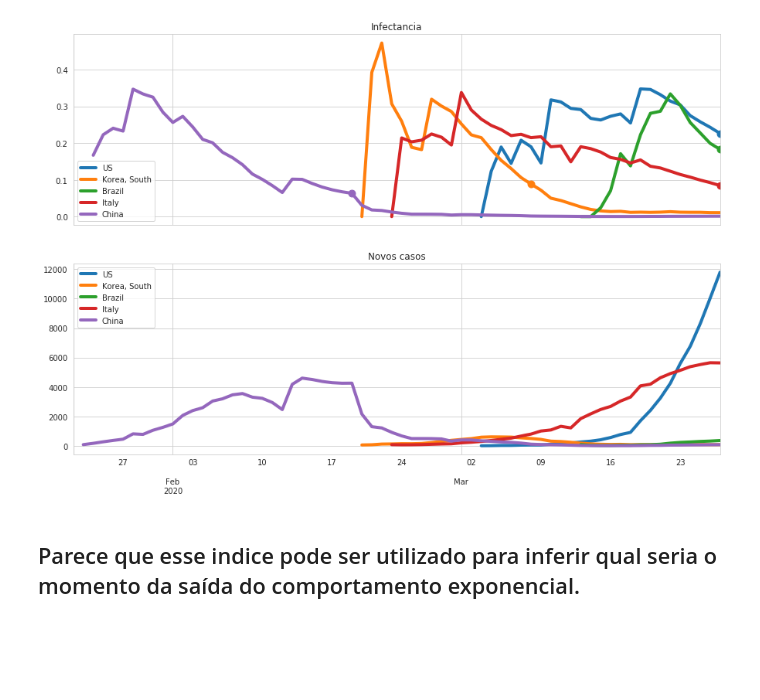
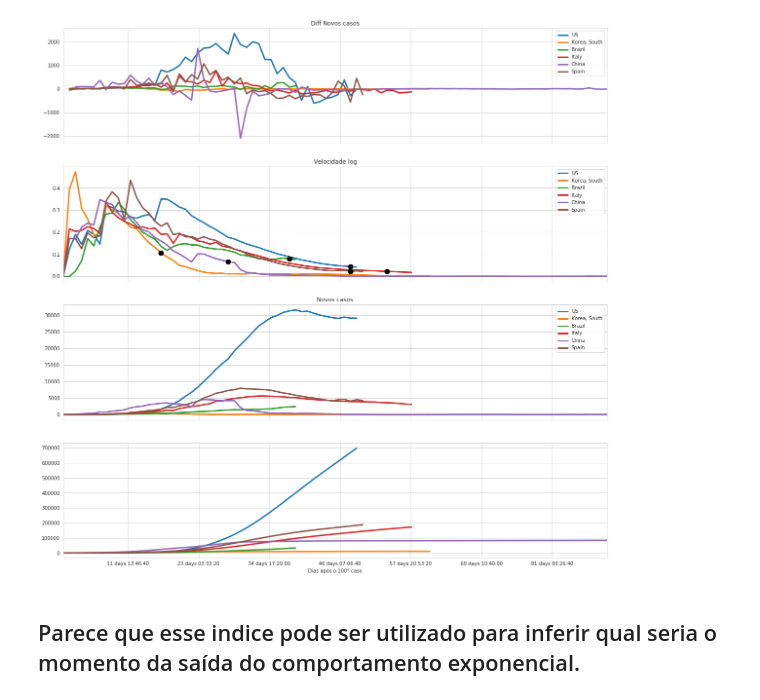
Before and after one commit to vittorfp/covid-19-analysis, a Jupyter notebook: notebooks/04-time-series-data.ipynb, the cells around one changed output. Drawn from its saved outputs; the diff is of its cells as text; code cells hidden in the pictures; blank space fills up the shorter version.

```diff
--- a/notebooks/04-time-series-data.ipynb
+++ b/notebooks/04-time-series-data.ipynb
@@ -119,9 +126,9 @@ for country in df.index.values:
         breakdown[country] = _df.query('origin_d == {}'.format(mx))
 # %%
 _, ax = plt.subplots(1, 1, figsize=(10, 10))
-countries = ['US','Korea, South', 'Brazil', 'Italy', 'China']
+countries = ['US','Korea, South', 'Brazil', 'Italy', 'China', 'Spain']
 for c in countries:
-    plot_data(c, ax=ax, lw=2, marker='o')
+    plot_data(c, ax=ax, lw=2, marker='o', markersize=4)
     ax.scatter(breakdown[c].Total.astype(float), breakdown[c].New.values.astype(float), s=200)
     plt.yscale('log')
     plt.xscale('log')
@@ -132,0 +140,4 @@ ax.legend(countries);
+# %%
+_df = infect['Brazil'].copy()
+_df.index = pd.timedelta_range(start='1 day', periods=len(_df))
+_df
@@ -133,23 +162,42 @@ ax.legend(countries);
 # %%
-fig, ax = plt.subplots(2, 1, figsize=(15, 10), sharex=True)
-countries = ['US','Korea, South', 'Brazil', 'Italy', 'China']
+%matplotlib inline
+fig, ax = plt.subplots(4, 1, figsize=(20, 20), sharex=True)
+countries = ['US','Korea, South', 'Brazil', 'Italy', 'China', 'Spain']
 for c in countries:
-    infect[c].Infect.plot(ax=ax[0],lw=4)
-    infect[c].New.plot(ax=ax[1], lw=4);
-    try:
-        val = infect[c].Infect.loc[pd.Timestamp(breakdown[c].index[0])]
-        ax[0].scatter(breakdown[c].index[0], val, s=80)
-    except KeyError:
-        pass
+    _df = infect[c].copy()
+    _df.index = pd.timedelta_range(start='1 day', periods=len(_df))
+
+    _df.New.diff().plot(ax=ax[0], lw=3)
+    _df.Infect.plot(ax=ax[1],lw=3)
+    _df.New.plot(ax=ax[2], lw=3);
+#     if c == 'Brazil':
+    _df.New.cumsum().plot(ax=ax[3], lw=3);
+
+for c in countries:
+
+    _df = infect[c].copy()
+    breakdown_day = pd.Timestamp(breakdown[c].index[0]) - infect[c].index[0]
+    _df.index = pd.timedelta_range(start='1 day', periods=len(_df))
+
+    value = _df.loc[breakdown_day]
+    pd.DataFrame({
+        'x': breakdown_day,
+        'y': value.Infect
+    }, index=[breakdown_day]).plot(x='x', y='y', ax=ax[1], marker='o', ms=10, c='k')
 
 
 ax[0].legend(countries)
 ax[1].legend(countries)
+ax[2].legend(countries)
 
-ax[0].set_title('Infectancia')
-ax[1].set_title('Novos casos');
+
+ax[0].set_title('Diff Novos casos')
+ax[1].set_title('Velocidade log');
+ax[2].set_title('Novos casos');
+
+plt.xlabel('Dias após o 100° caso');
 # %% [output]
-[figure, old version]
+[figure, new version]
 # %% [markdown]
 ## Parece que esse indice pode ser utilizado para inferir qual seria o momento da saída do comportamento exponencial.
 # %%
```
Also changed, not shown: parts of 8 cells of this notebook, 2 other files.
